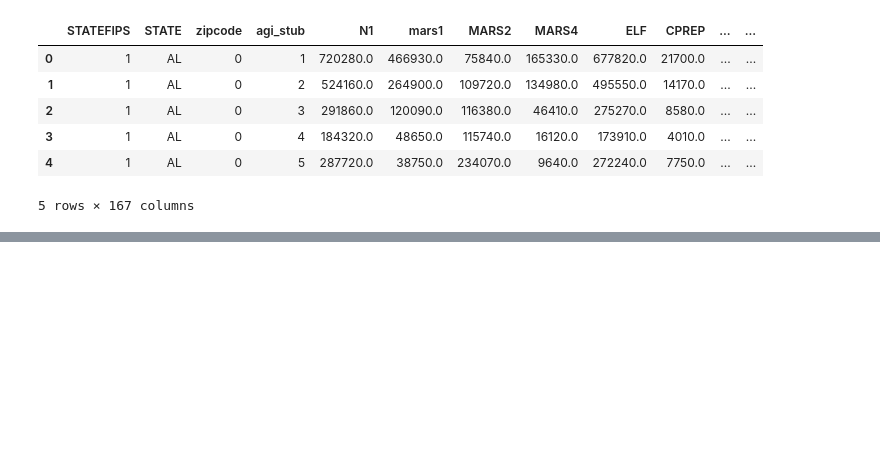
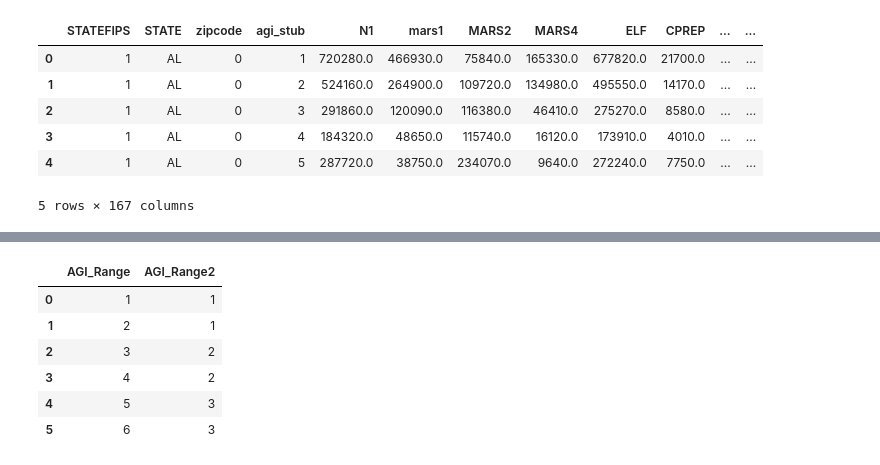
Before and after one commit to HasmigG/TaxAnalysis, a Jupyter notebook: etl_Hasmig.ipynb, the cells around one changed output, grey strips where cells are left out. Cells and saved outputs as stored; diff of their text form; code cells hidden in the pictures; blank space fills up the shorter version.

```diff
--- a/etl_Hasmig.ipynb
+++ b/etl_Hasmig.ipynb
@@ -101,0 +105,10 @@ df_short_names.head(10)
+# %%
+df_short_names[['AGI_Range','AGI_Range2']].head(6)
+# %% [output]
+|  | AGI_Range | AGI_Range2 |
+| 0 | 1 | 1 |
+| 1 | 2 | 1 |
+| 2 | 3 | 2 |
+| 3 | 4 | 2 |
+| 4 | 5 | 3 |
+| 5 | 6 | 3 |
```
Also changed, not shown: parts of 7 cells of this notebook.
